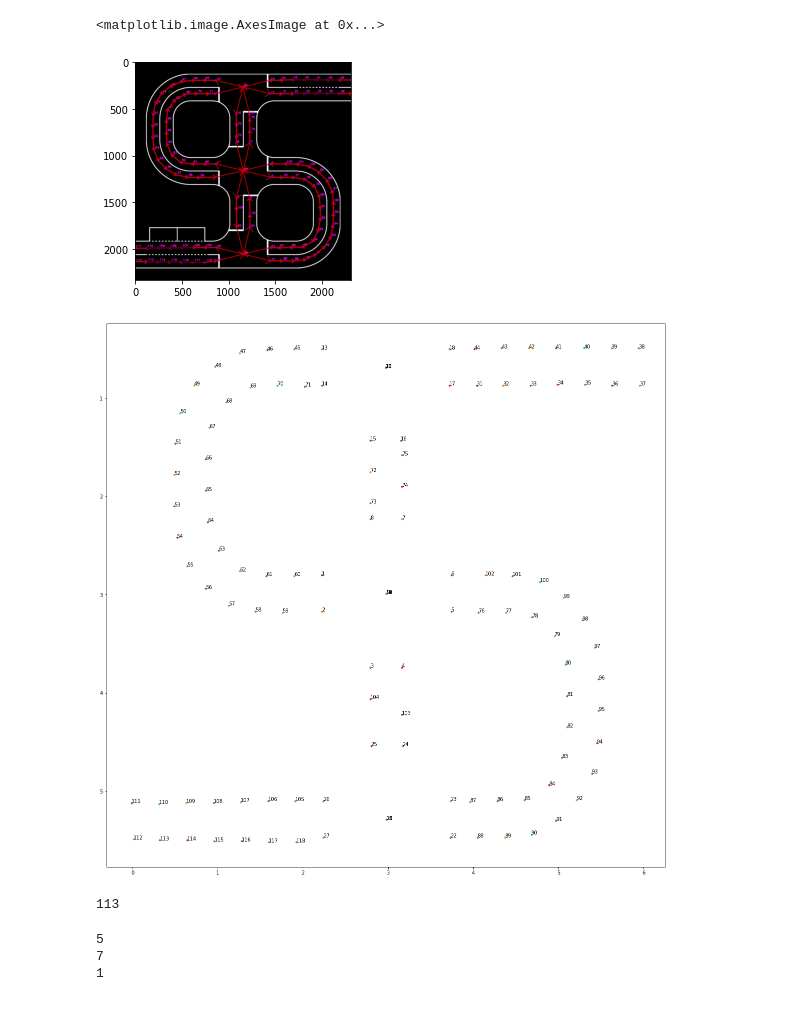
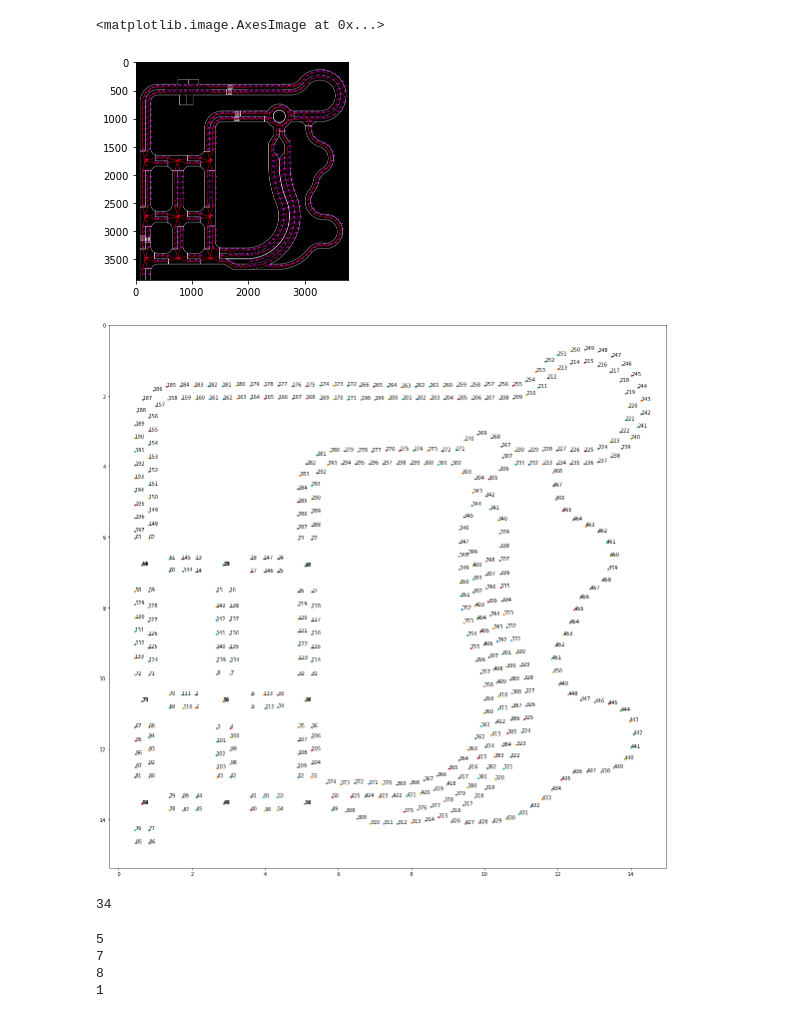
Before and after one commit to Kaushal1011/akatsuki_au_bfmc21, a Jupyter notebook: nbs/PathPlanningWPts&Edge.ipynb, the cells around one changed output. Saved outputs shown, nothing was run; the diff lists cells and outputs as text; code cells hidden in the pictures.

```diff
--- a/nbs/PathPlanningWPts&Edge.ipynb
+++ b/nbs/PathPlanningWPts&Edge.ipynb
@@ -7,13 +7,13 @@ from tqdm import tqdm
 # %%
 import matplotlib.pyplot as plt
 # %%
-G = nx.read_graphml('test_track.graphml')
+G = nx.read_graphml('comp_track.graphml')
 import cv2
-img=cv2.imread("Test_track.png")
+img=cv2.imread("Competition_track.png")
 plt.imshow(img)
 # %% [output]
 <matplotlib.image.AxesImage at 0x...>
-[figure, old version]
+[figure, new version]
 # %%
 plt.figure(figsize=(20,20))
 for node,data in G.nodes(data=True):
@@ -24,18 +24,19 @@ for node,data in G.nodes(data=True):
 ax = plt.gca()
 ax.invert_yaxis()
 # %% [output]
-[figure, old version]
+[figure, new version]
 # %%
 for i in G.neighbors('112'):
     print(i)
 # %% [output]
-113
+34
 # %%
 for i in G.neighbors('10'):
     print(i)
 # %% [output]
 5
 7
+8
 1
 # %%
 import heapq
```
Also changed, not shown: parts of 8 cells of this notebook, 3 other files.
